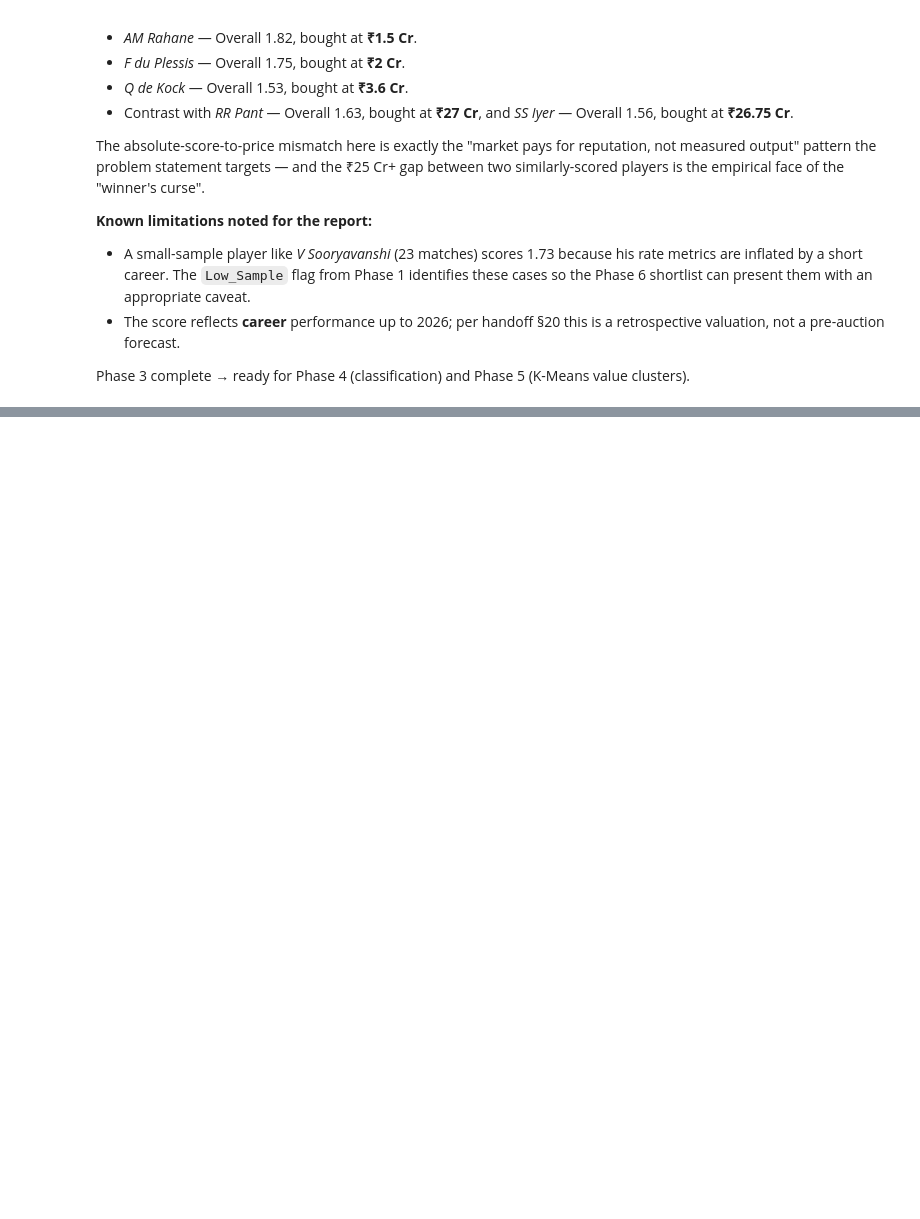
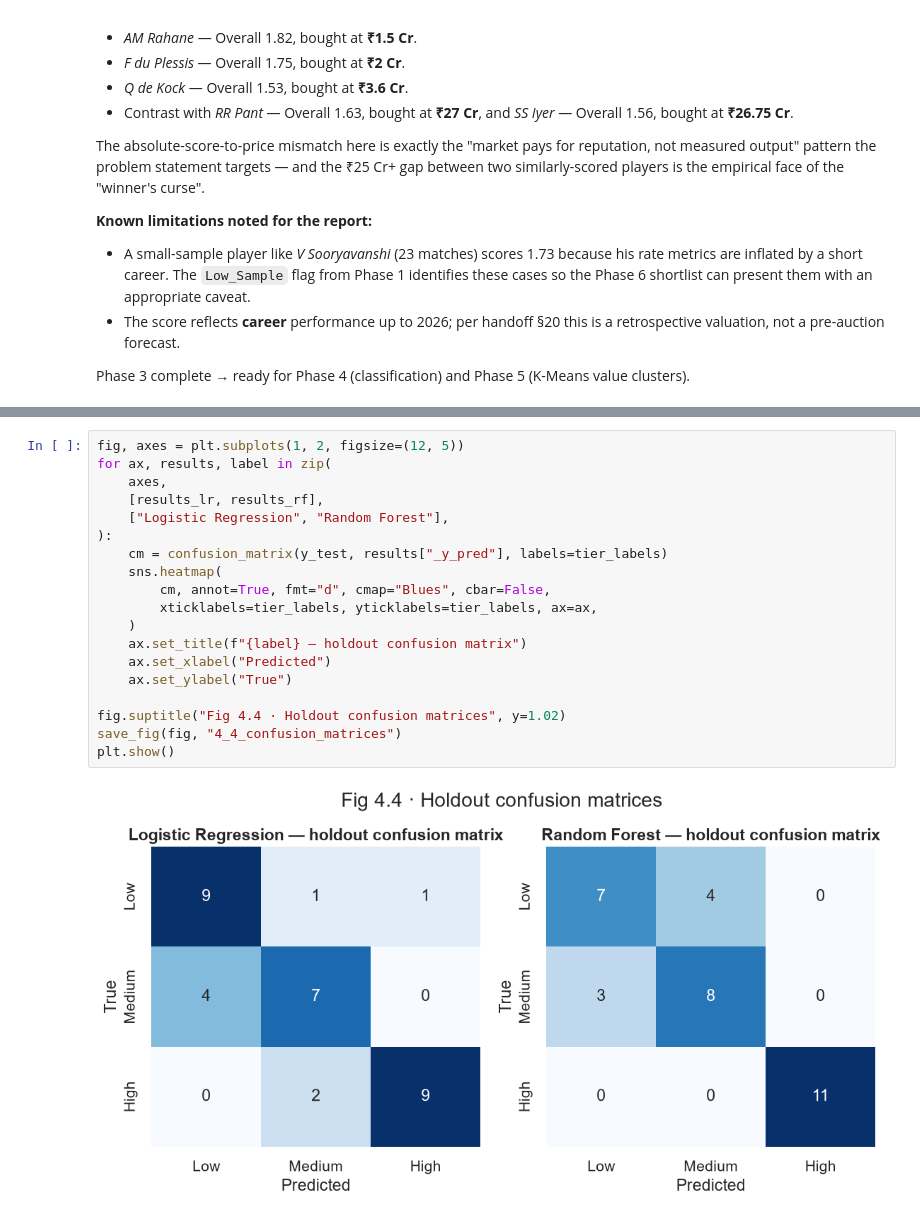
Before and after one commit to anusanth26/ipl-player-valuation, a Jupyter notebook: notebooks/analysis.ipynb, the cells around one changed output, grey strips where cells are left out. Saved outputs shown, nothing was run; the diff lists cells and outputs as text; blank space fills up the shorter version.

```diff
--- a/notebooks/analysis.ipynb
+++ b/notebooks/analysis.ipynb
@@ -1459,0 +1705,21 @@ Phase 3 complete → ready for Phase 4 (classification) and Phase 5
+# %%
+fig, axes = plt.subplots(1, 2, figsize=(12, 5))
+for ax, results, label in zip(
+    axes,
+    [results_lr, results_rf],
+    ["Logistic Regression", "Random Forest"],
+):
+    cm = confusion_matrix(y_test, results["_y_pred"], labels=tier_labels)
+    sns.heatmap(
+        cm, annot=True, fmt="d", cmap="Blues", cbar=False,
+        xticklabels=tier_labels, yticklabels=tier_labels, ax=ax,
+    )
+    ax.set_title(f"{label} — holdout confusion matrix")
+    ax.set_xlabel("Predicted")
+    ax.set_ylabel("True")
+
+fig.suptitle("Fig 4.4 · Holdout confusion matrices", y=1.02)
+save_fig(fig, "4_4_confusion_matrices")
+plt.show()
+# %% [output]
+[figure, added]
```
Also changed, not shown: parts of 11 cells of this notebook, 2 other files.
